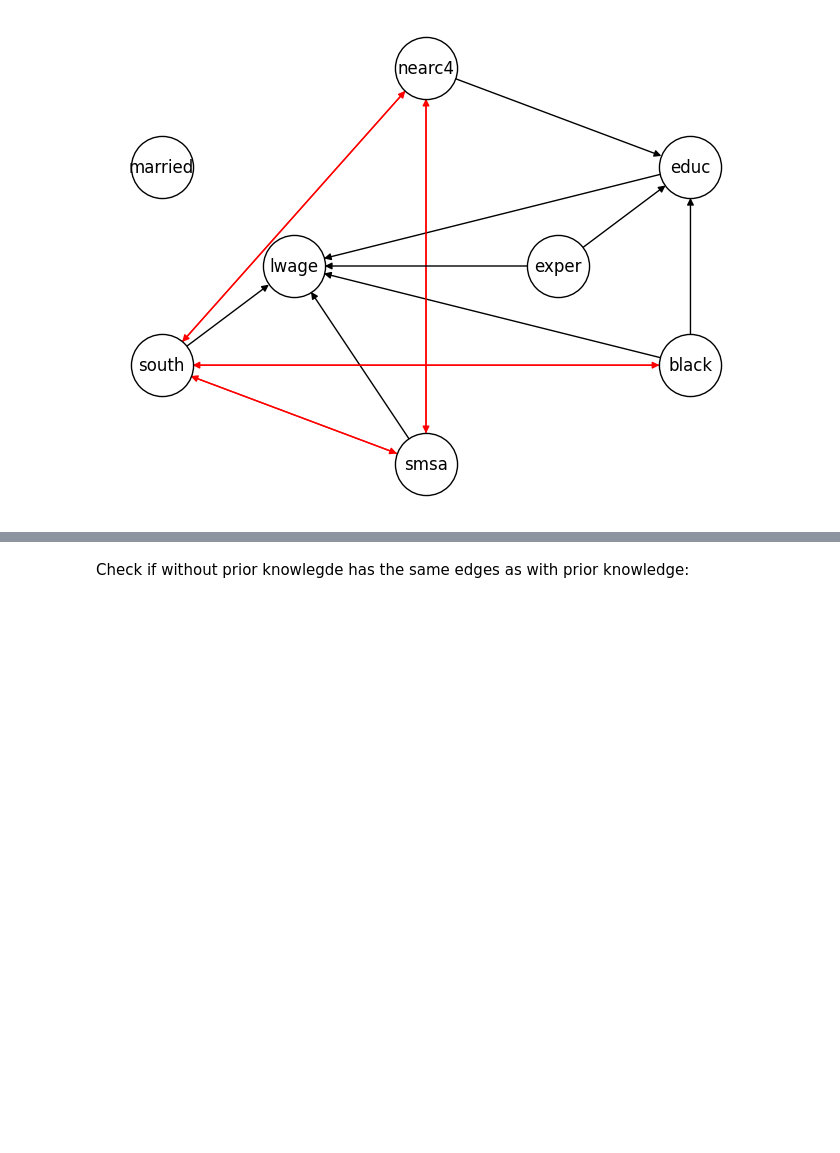
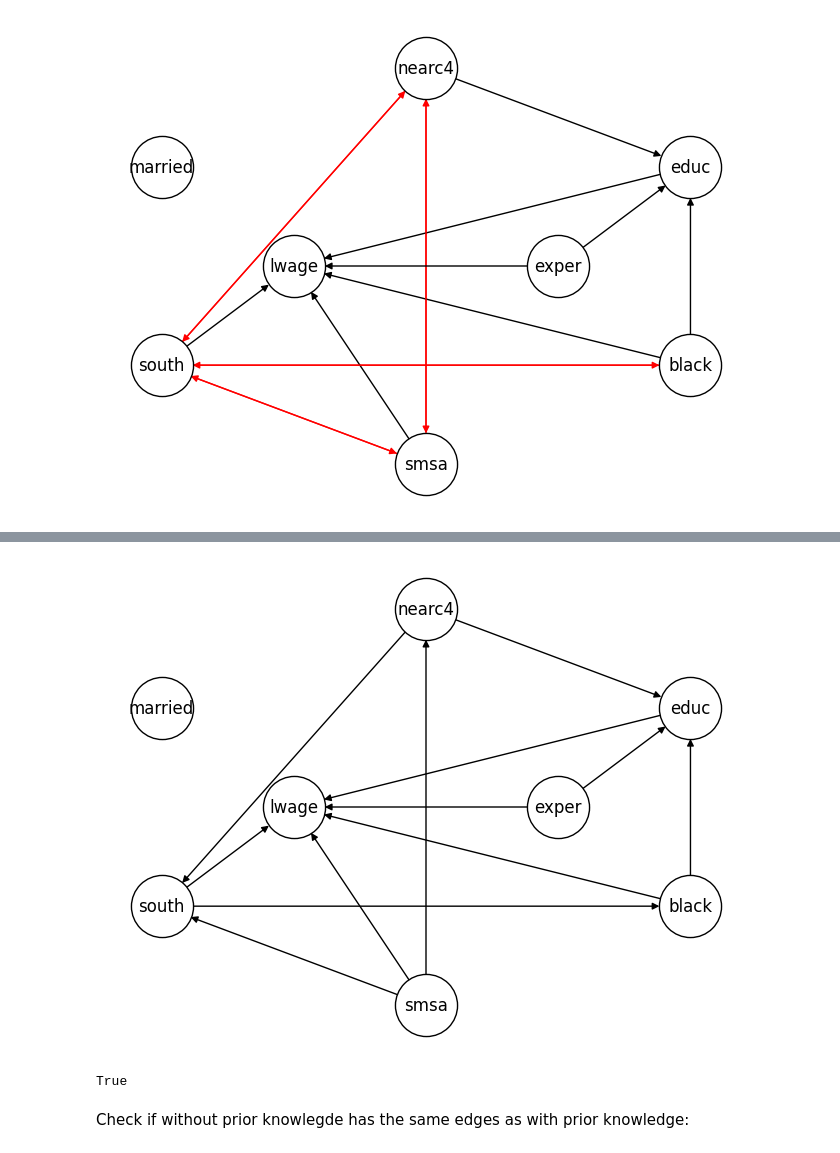
Before and after one commit to FemkeBakker/ProjectCausalDataScience, a Jupyter notebook: PC.ipynb, the cells around one changed output, grey strips where cells are left out. Saved outputs shown, nothing was run; the diff lists cells and outputs as text; code cells hidden in the pictures; blank space fills up the shorter version.

```diff
--- a/PC.ipynb
+++ b/PC.ipynb
@@ -119,3 +195,24 @@ adjacency_matrix will return a scipy.sparse array instead of a matrix in Network
+# %%
+### DAG 1
+dag1 = pc_graph_gaus_pk.copy()
+dag1.remove_edge('south', 'smsa')
+dag1.remove_edge('black', 'south')
+dag1.remove_edge("south", 'nearc4')
+dag1.remove_edge("nearc4", 'smsa')
+
+colors = ['red'  if (y,x) in dag1.edges() else 'black' for (x,y) in dag1.edges()]
+nx.draw(dag1, with_labels=True, node_size=2000, node_color='w', edgecolors ='black', pos=pos, edge_color=colors)
+
+if nx.is_directed_acyclic_graph(dag1):
+    nx.write_gml(dag1, "graph_files/dag1.gml")
+else:
+    print("Warning: NOT A DAG")
+# %% [output]
+[figure, added]
+# %%
+nx.is_directed_acyclic_graph(dag1)
+# %% [output]
+True
 # %% [markdown]
 Check if without prior knowlegde has the same edges as with prior knowledge:
 # %%
```
Also changed, not shown: parts of 11 cells of this notebook, 26 other files.
